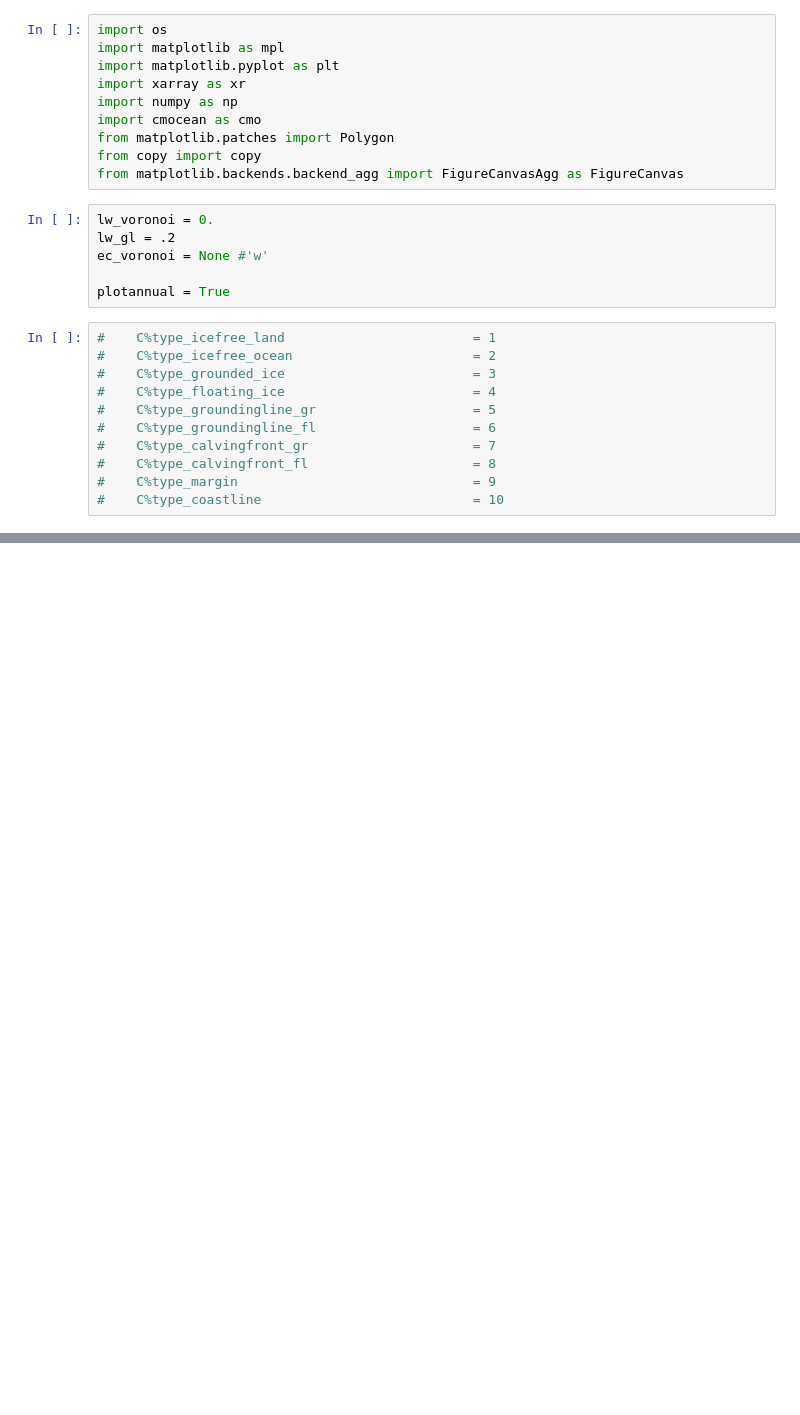
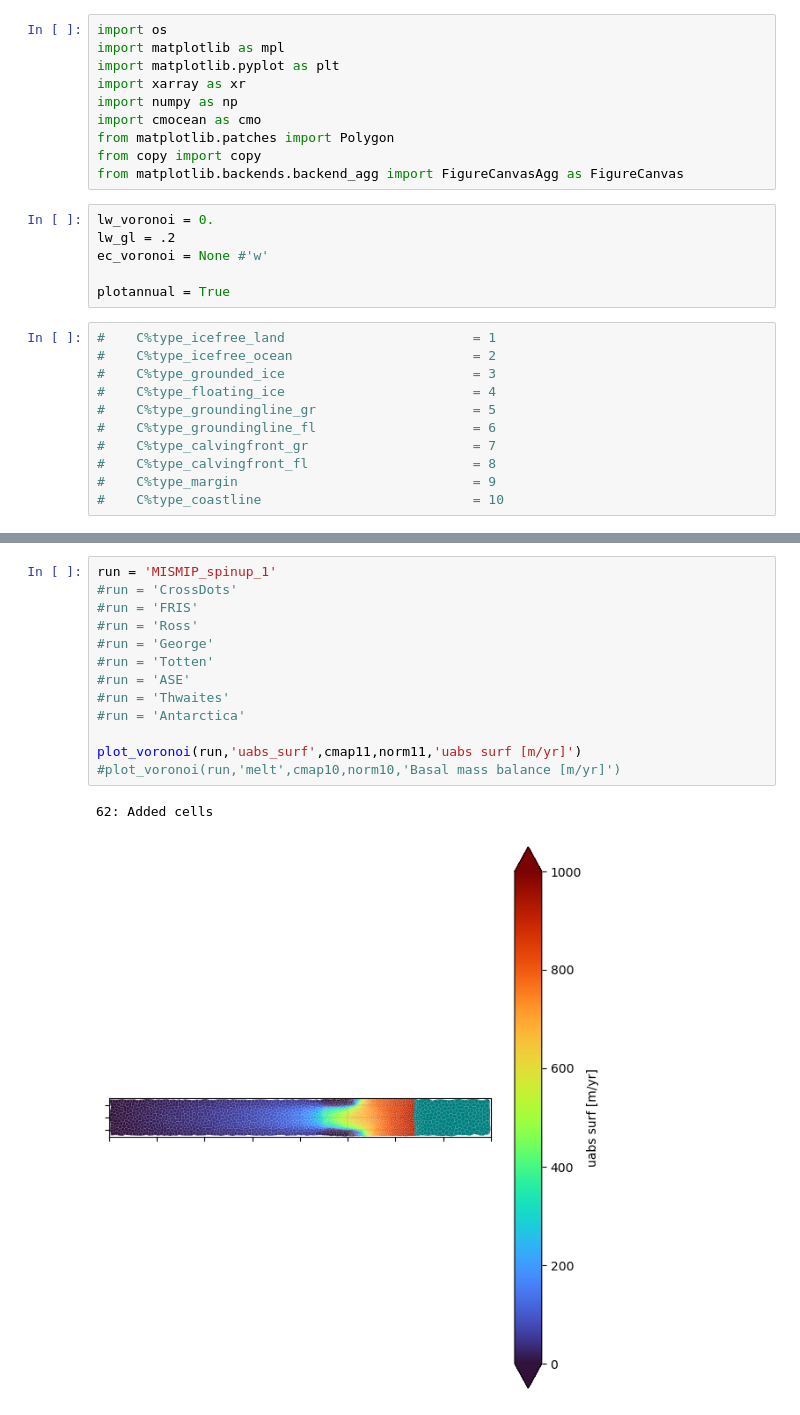
Before and after one commit to erwinlambert/ufelad, a Jupyter notebook: notebooks/plot_voronoi_BMB.ipynb, the cells around one changed output, grey strips where cells are left out. Saved outputs shown, nothing was run; the diff lists cells and outputs as text; blank space fills up the shorter version.

```diff
--- a/notebooks/plot_voronoi_BMB.ipynb
+++ b/notebooks/plot_voronoi_BMB.ipynb
@@ -131,0 +267,16 @@ ds.close()
+# %%
+run = 'MISMIP_spinup_1'
+#run = 'CrossDots'
+#run = 'FRIS'
+#run = 'Ross'
+#run = 'George'
+#run = 'Totten'
+#run = 'ASE'
+#run = 'Thwaites'
+#run = 'Antarctica'
+
+plot_voronoi(run,'uabs_surf',cmap11,norm11,'uabs surf [m/yr]')
+#plot_voronoi(run,'melt',cmap10,norm10,'Basal mass balance [m/yr]')
+# %% [output]
+62: Added cells
+[figure, added]
```
Also changed, not shown: parts of 14 cells of this notebook, 6 other files.
